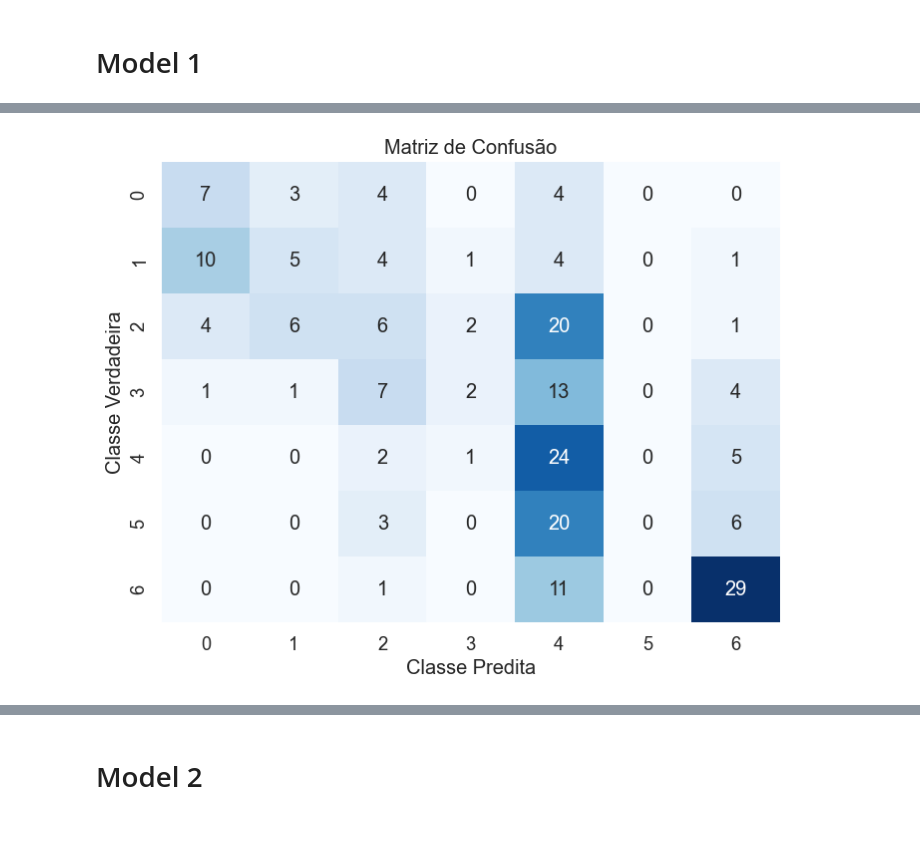
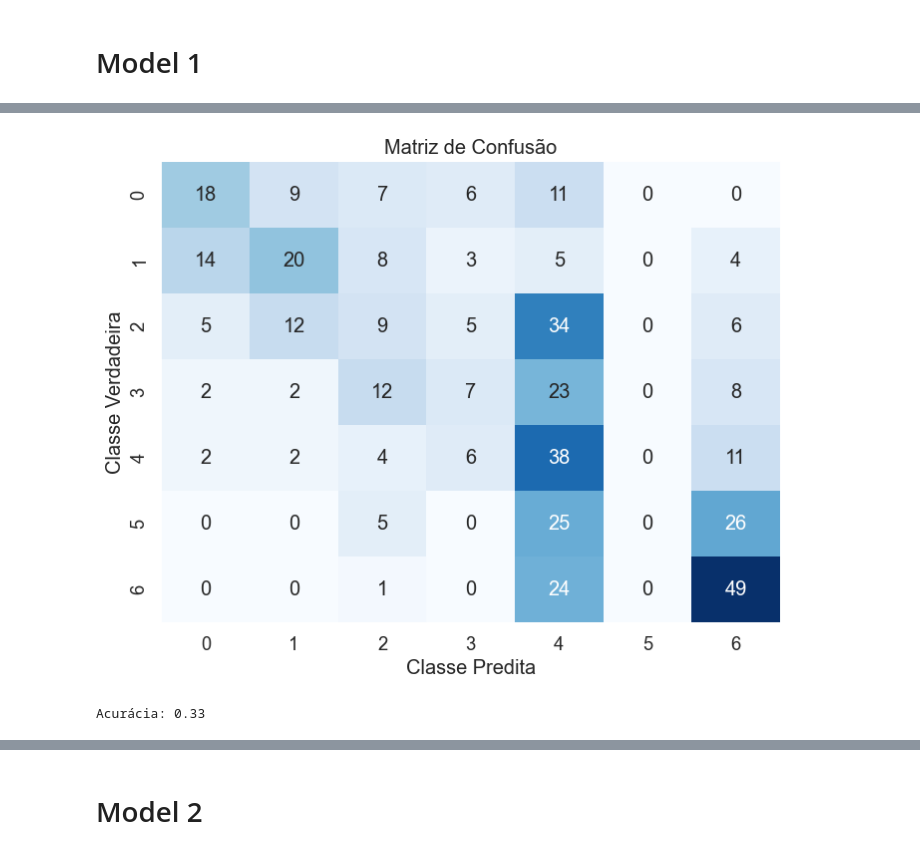
Before and after one commit to kalebemaiaa/Modelagem-Estat-sica, a Jupyter notebook: Modelagem_OLR.ipynb, the cells around one changed output, grey strips where cells are left out. Cells and saved outputs as stored; diff of their text form; code cells hidden in the pictures.

```diff
--- a/Modelagem_OLR.ipynb
+++ b/Modelagem_OLR.ipynb
@@ -337,11 +398,11 @@ X = data.drop(columns=['NObeyesdad'])
 y = data['NObeyesdad']
 
 # Dividindo os dados em conjuntos de treino e teste
-X_train, X_test, y_train, y_test = train_test_split(X, y, test_size=0.1, random_state=10)
+X_train, X_test, y_train, y_test = train_test_split(X, y, test_size=0.2, random_state=10)
 # %% [markdown]
 # Model 1
 # %%
-independent_vars = ["family_history_with_overweight", "FAVC", "Age", "FCVC", "CAEC", "Gender", "FAF", "CH2O"]
+independent_vars = ["family_history_with_overweight", "FAVC", "Age", "FCVC", "CAEC", "Gender", "FAF"]
 X = X_train[independent_vars]
 y = y_train
 # %%
@@ -423,13 +484,16 @@ Acurácia: 0.34
 # %%
 classes = np.unique(y_test_values)
 plt.figure(figsize=(8, 6))
 sns.set(font_scale=1.2)
 sns.heatmap(cm, annot=True, fmt='d', cmap='Blues', cbar=False,
             xticklabels=classes, yticklabels=classes)
 plt.xlabel('Classe Predita')
 plt.ylabel('Classe Verdadeira')
 plt.title('Matriz de Confusão')
-plt.savefig("./results/confusionMatrix_M!.png")
+plt.savefig("./results/confusionMatrix_M1.png")
 plt.show()
+accuracy = np.sum(TP) / np.sum(cm)
+print(f'Acurácia: {accuracy:.2f}')
 # %% [output]
-[figure, old version]
+[figure, new version]
+Acurácia: 0.33
```
Also changed, not shown: parts of 22 cells of this notebook, 11 other files.
